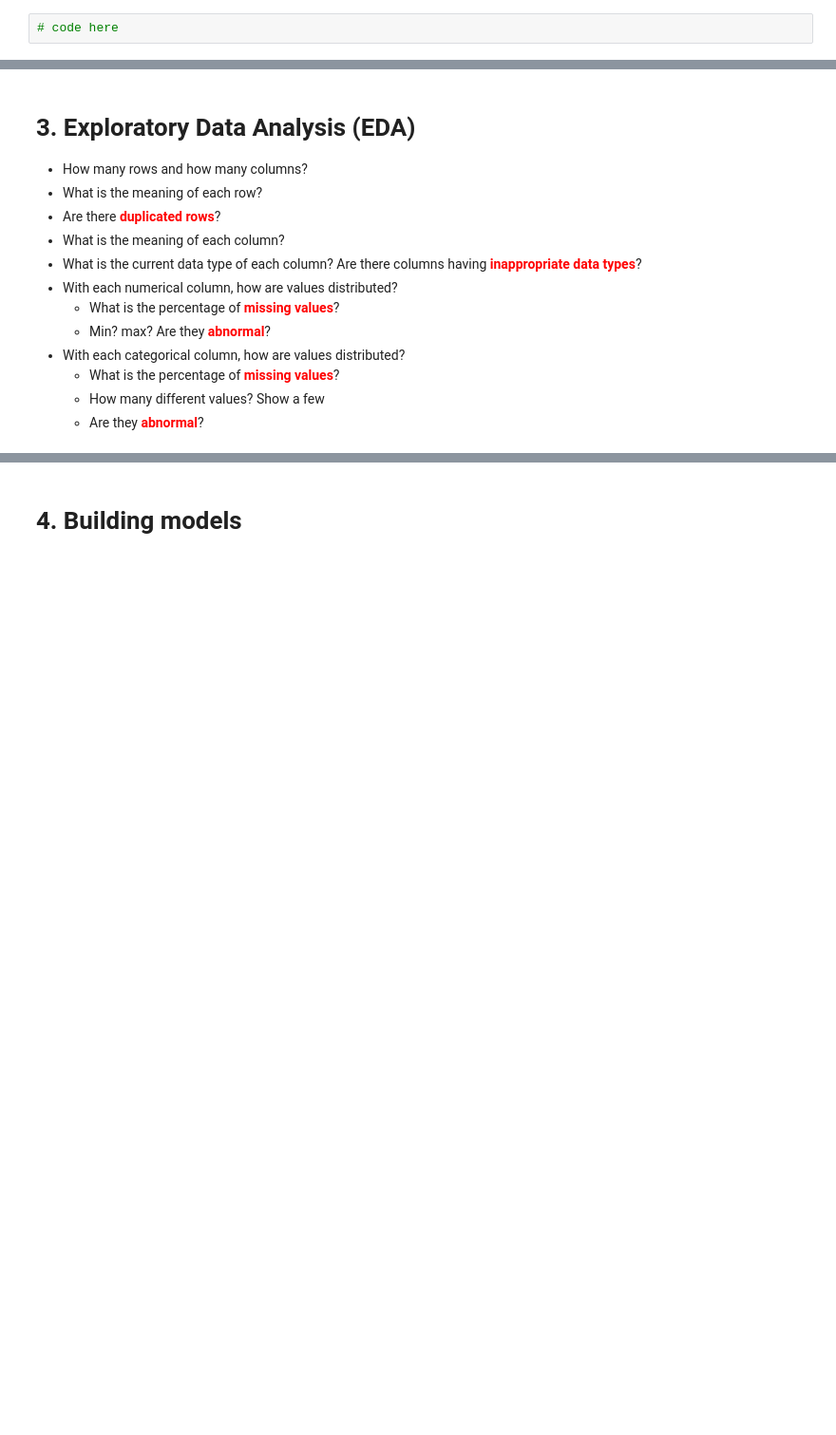
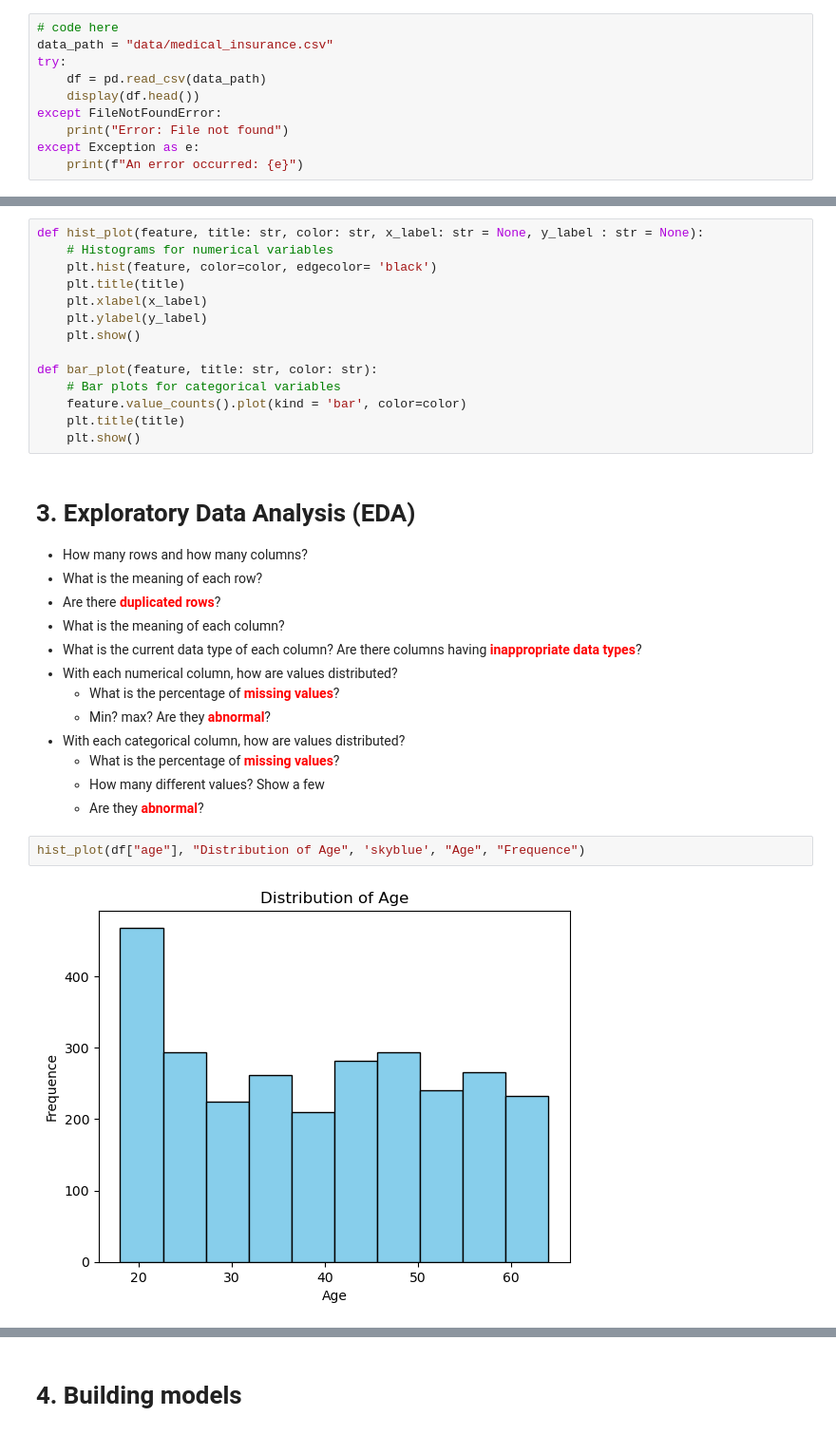
Before and after one commit to DinhXuanKhuong/Linear-Regression_Medical-Insurance-Cost-Prediction, a Jupyter notebook: code.ipynb, the cells around one changed output, grey strips where cells are left out. Shown at 95% size. Saved outputs shown, nothing was run; the diff lists cells and outputs as text; blank space fills up the shorter version.

```diff
--- a/code.ipynb
+++ b/code.ipynb
@@ -6,3 +12,11 @@ import pandas as pd
 # 1. Import data
 # %%
 # code here
+data_path = "data/medical_insurance.csv"
+try:
+    df = pd.read_csv(data_path)
+    display(df.head())
+except FileNotFoundError:
+    print("Error: File not found")
+except Exception as e:
+    print(f"An error occurred: {e}")
@@ -9,5 +30,19 @@ import pandas as pd
 # %% [markdown]
 # 2. Helper Functions
+# %%
+def hist_plot(feature, title: str, color: str, x_label: str = None, y_label : str = None):
+    # Histograms for numerical variables
+    plt.hist(feature, color=color, edgecolor= 'black')
+    plt.title(title)
+    plt.xlabel(x_label)
+    plt.ylabel(y_label)
+    plt.show()
+
+def bar_plot(feature, title: str, color: str):
+    # Bar plots for categorical variables
+    feature.value_counts().plot(kind = 'bar', color=color)
+    plt.title(title)
+    plt.show()
 # %% [markdown]
 # 3. Exploratory Data Analysis (EDA)
 - How many rows and how many columns?
@@ -22,3 +57,7 @@ import pandas as pd
   - What is the percentage of **<span style="color:red">missing values</span>**?
   - How many different values? Show a few
   - Are they **<span style="color:red">abnormal</span>**?
+# %%
+hist_plot(df["age"], "Distribution of Age", 'skyblue', "Age", "Frequence")
+# %% [output]
+[figure, added]
```
Also changed, not shown: parts of 8 cells of this notebook.
